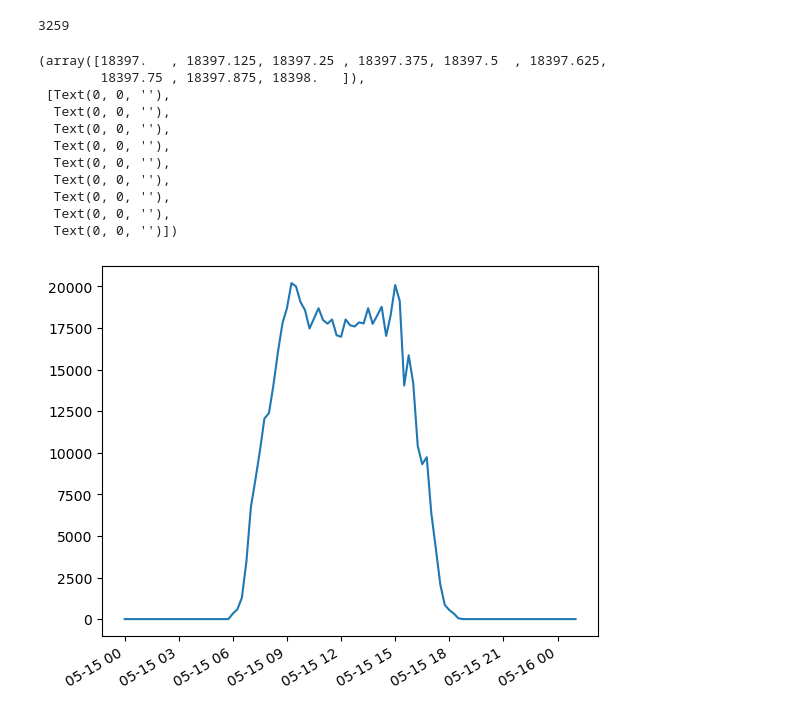
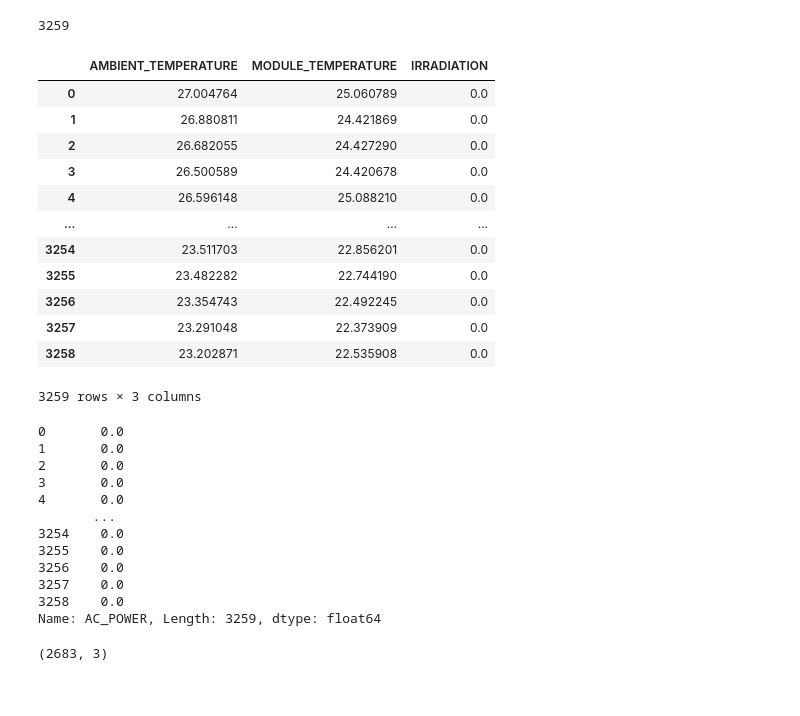
Before and after one commit to Enginedeer/AML_project, a Jupyter notebook: TimeSeries_Jacob.ipynb, the cells around one changed output. Cells and saved outputs as stored; diff of their text form; code cells hidden in the pictures.

```diff
--- a/TimeSeries_Jacob.ipynb
+++ b/TimeSeries_Jacob.ipynb
@@ -159,21 +145,53 @@ print(len(weather_data['DATE_TIME'].unique()))
 3259 rows × 7 columns
 3259
 # %%
-time=generation_summed['DATE_TIME']
-DC=generation_summed['DC_POWER']
-
-plt.plot(time[:100],DC[:100])
-plt.xticks(rotation=30, ha='right')
+X=df.drop(['DATE_TIME','DC_POWER','DAILY_YIELD','AC_POWER'],axis=1)
+y=df['AC_POWER']
+display(X)
+display(y)
 # %% [output]
+|  | AMBIENT_TEMPERATURE | MODULE_TEMPERATURE | IRRADIATION |
+| 0 | 27.004764 | 25.060789 | 0.0 |
+| 1 | 26.880811 | 24.421869 | 0.0 |
+| 2 | 26.682055 | 24.427290 | 0.0 |
+| 3 | 26.500589 | 24.420678 | 0.0 |
+| 4 | 26.596148 | 25.088210 | 0.0 |
+| ... | ... | ... | ... |
+| 3254 | 23.511703 | 22.856201 | 0.0 |
+| 3255 | 23.482282 | 22.744190 | 0.0 |
+| 3256 | 23.354743 | 22.492245 | 0.0 |
+| 3257 | 23.291048 | 22.373909 | 0.0 |
+| 3258 | 23.202871 | 22.535908 | 0.0 |
-(array([18397.   , 18397.125, 18397.25 , 18397.375, 18397.5  , 18397.625,
-        18397.75 , 18397.875, 18398.   ]),
- [Text(0, 0, ''),
-  Text(0, 0, ''),
-  Text(0, 0, ''),
-  Text(0, 0, ''),
-  Text(0, 0, ''),
-  Text(0, 0, ''),
-  Text(0, 0, ''),
-  Text(0, 0, ''),
-  Text(0, 0, '')])
+3259 rows × 3 columns
-[figure, removed]
+0       0.0
+1       0.0
+2       0.0
+3       0.0
+4       0.0
+       ...
+3254    0.0
+3255    0.0
+3256    0.0
+3257    0.0
+3258    0.0
+Name: AC_POWER, Length: 3259, dtype: float64
+# %%
+X_train, X_test, y_train, y_test = train_test_split(X, y, test_size=6/34, shuffle=False)
+tss=TimeSeriesSplit(n_splits=4)
+
+for i, (train_index, test_index) in enumerate(tss.split(X_train)):
+    if i==0:
+        fold1_train=np.asarray(train_index).astype(int)
+        fold1_test=np.asarray(test_index).astype(int)
+    elif i==1:
+        fold2_train=np.asarray(train_index).astype(int)
+        fold2_test=np.asarray(test_index).astype(int)
+    elif i==2:
+        fold3_train=np.asarray(train_index).astype(int)
+        fold3_test=np.asarray(test_index).astype(int)
+    elif i==3:
+        fold4_train=np.asarray(train_index).astype(int)
+        fold4_test=np.asarray(test_index).astype(int)
+print(np.shape(X_train))
+# %% [output]
+(2683, 3)
```
Also changed, not shown: parts of 6 cells of this notebook, 1 other file.
